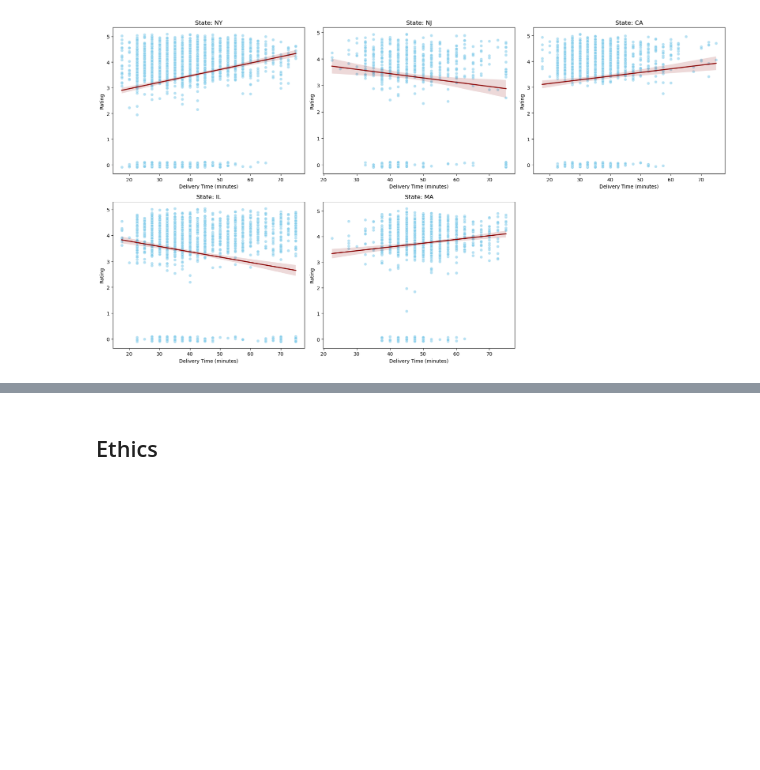
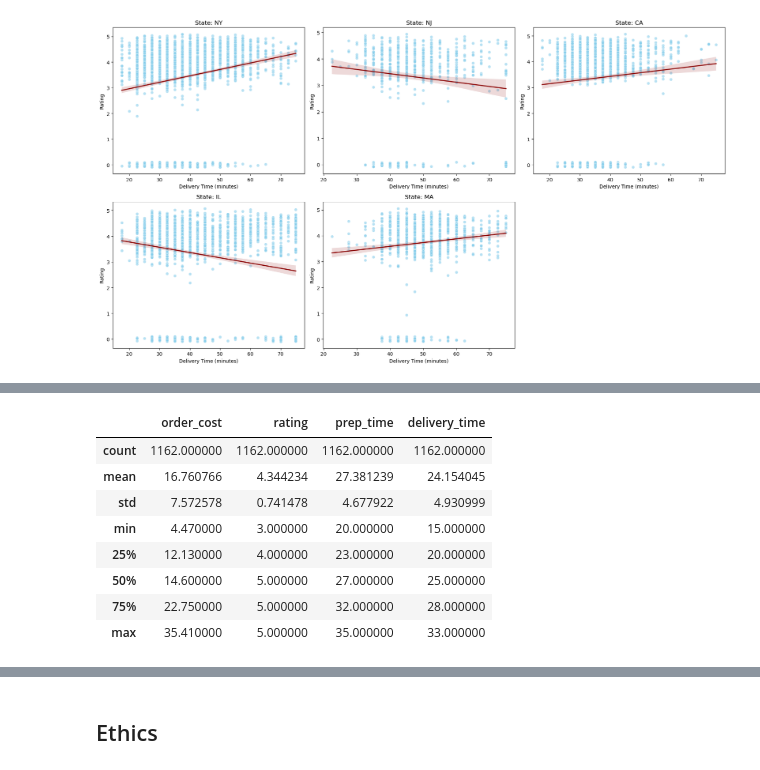
Before and after one commit to COGS108/Group111_WI26, a Jupyter notebook: 02-EDACheckpoint.ipynb, the cells around one changed output, grey strips where cells are left out. Saved outputs shown, nothing was run; the diff lists cells and outputs as text; code cells hidden in the pictures; blank space fills up the shorter version.

```diff
--- a/02-EDACheckpoint.ipynb
+++ b/02-EDACheckpoint.ipynb
@@ -527,0 +533,12 @@ Some more words and stuff.  Remember notebooks work best if you interleave the c
+# %%
+foodhub.describe()
+# %% [output]
+|  | order_cost | rating | prep_time | delivery_time |
+| count | 1162.000000 | 1162.000000 | 1162.000000 | 1162.000000 |
+| mean | 16.760766 | 4.344234 | 27.381239 | 24.154045 |
+| std | 7.572578 | 0.741478 | 4.677922 | 4.930999 |
+| min | 4.470000 | 3.000000 | 20.000000 | 15.000000 |
+| 25% | 12.130000 | 4.000000 | 23.000000 | 20.000000 |
+| 50% | 14.600000 | 5.000000 | 27.000000 | 25.000000 |
+| 75% | 22.750000 | 5.000000 | 32.000000 | 28.000000 |
+| max | 35.410000 | 5.000000 | 35.000000 | 33.000000 |
```
Also changed, not shown: parts of 16 cells of this notebook.
